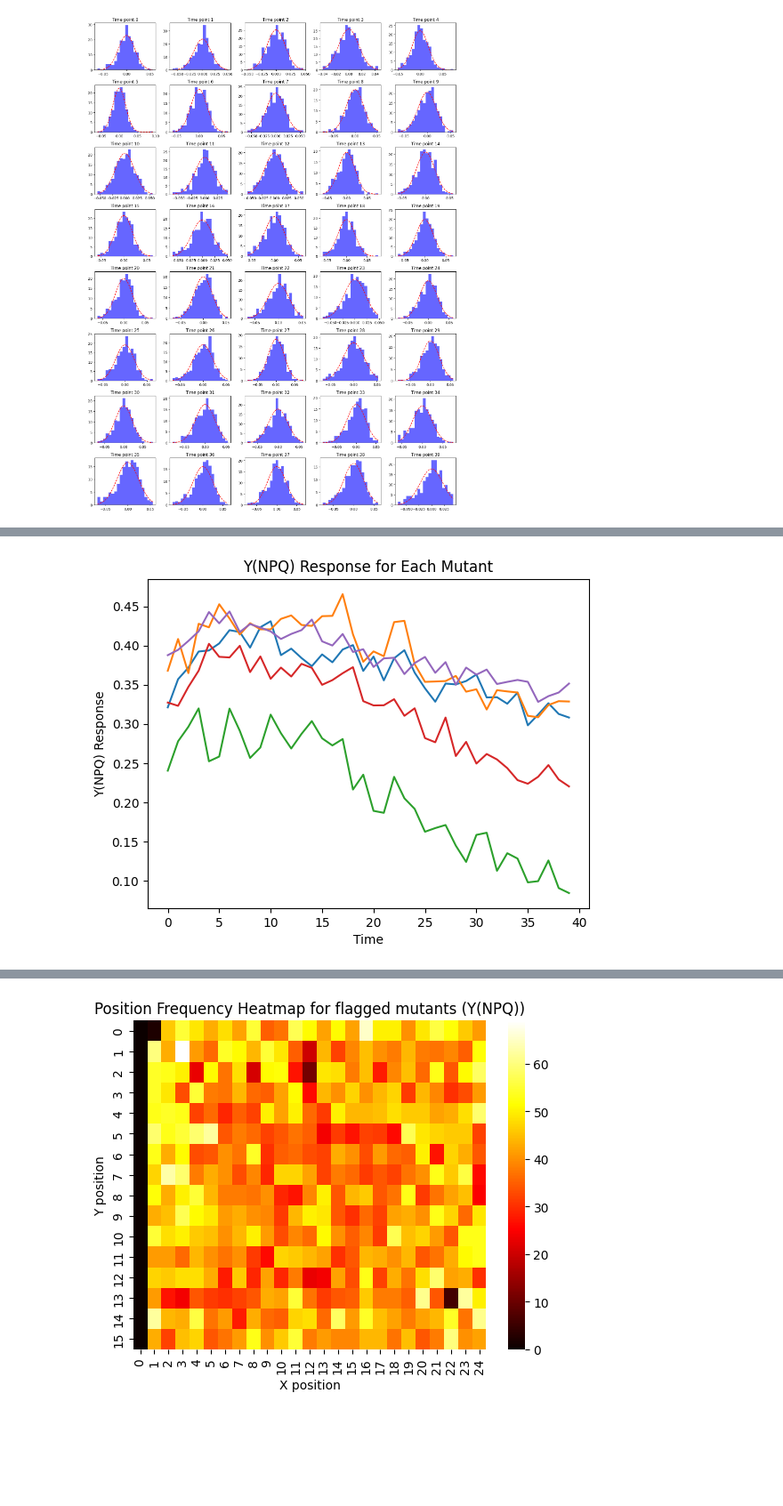
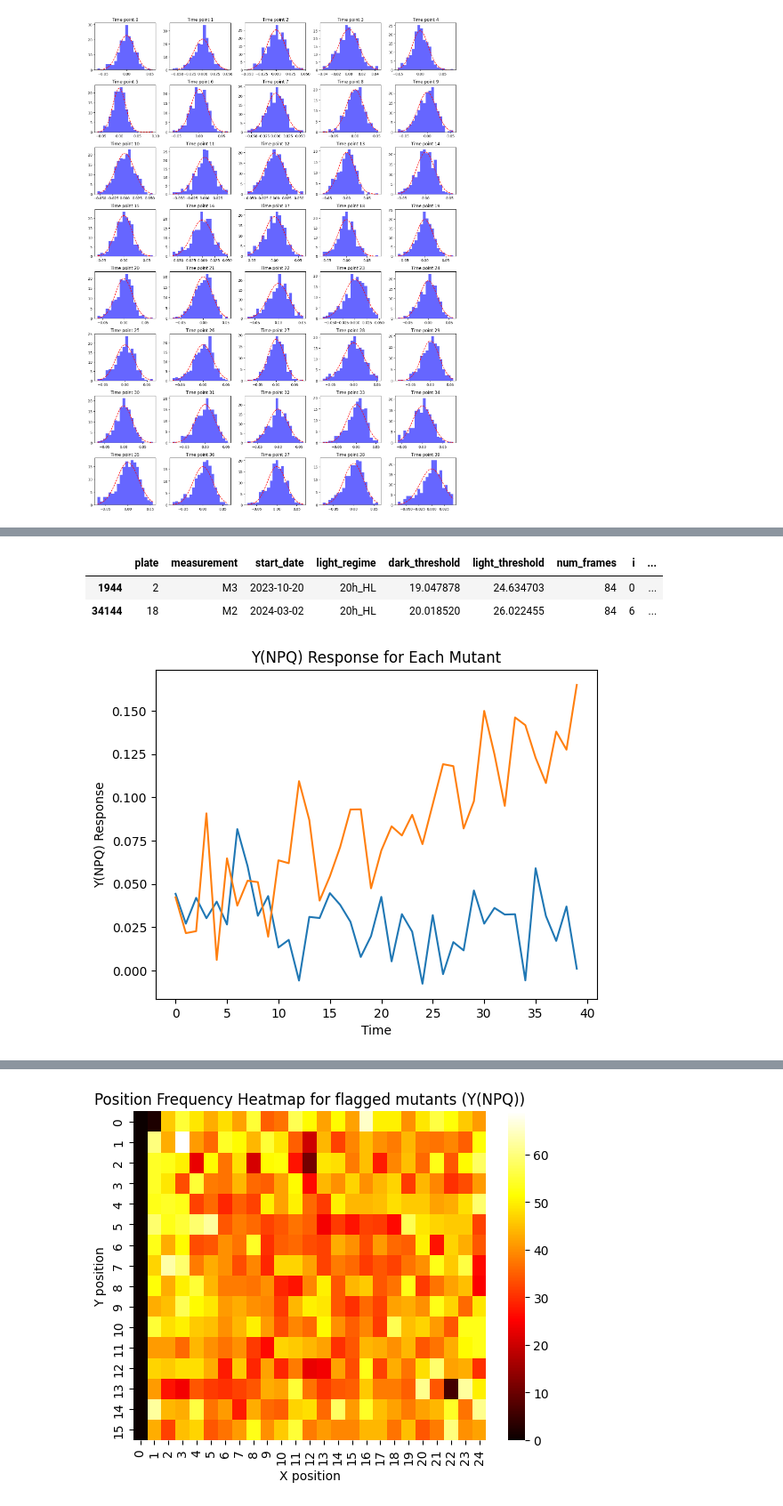
Before and after one commit to samsongourevitch/Chlamy_project, a Jupyter notebook: Data_exploration_v2.ipynb, the cells around one changed output, grey strips where cells are left out. Shown at 89% size. Drawn from its saved outputs; the diff is of its cells as text; code cells hidden in the pictures; blank space fills up the shorter version.

```diff
--- a/Data_exploration_v2.ipynb
+++ b/Data_exploration_v2.ipynb
@@ -82,7 +105,13 @@ Name: flag_ynpq, dtype: int64
+# %%
+data_norm_flagged[(data_norm_flagged['mutated_genes'] == data_norm_flagged['mutated_genes'].unique()[9]) & (data_norm_flagged['light_regime'] == '20h_HL')]
+# %% [output]
+|  | plate | measurement | start_date | light_regime | dark_threshold | light_threshold | num_frames | i | ... |
+| 1944 | 2 | M3 | 2023-10-20 | 20h_HL | 19.047878 | 24.634703 | 84 | 0 | ... |
+| 34144 | 18 | M2 | 2024-03-02 | 20h_HL | 20.018520 | 26.022455 | 84 | 6 | ... |
 # %%
-Data_analysis_func.plot_ynpq(data[(data['mutated_genes'] == data['mutated_genes'].unique()[9]) & (data['light_regime'] == '20h_HL')])
+Data_analysis_func.plot_ynpq(data_norm_flagged[(data_norm_flagged['mutated_genes'] == data_norm_flagged['mutated_genes'].unique()[9]) & (data_norm_flagged['light_regime'] == '20h_HL')])
 # %% [output]
-[figure, old version]
+[figure, new version]
 # %%
 data_norm_flagged[(data_norm_flagged['mutated_genes'] == data_norm_flagged['mutated_genes'].unique()[30]) & (data_norm_flagged['light_regime'] == '20h_HL')]
 # %% [output]
```
Also changed, not shown: parts of 42 cells of this notebook, 6 other files.
